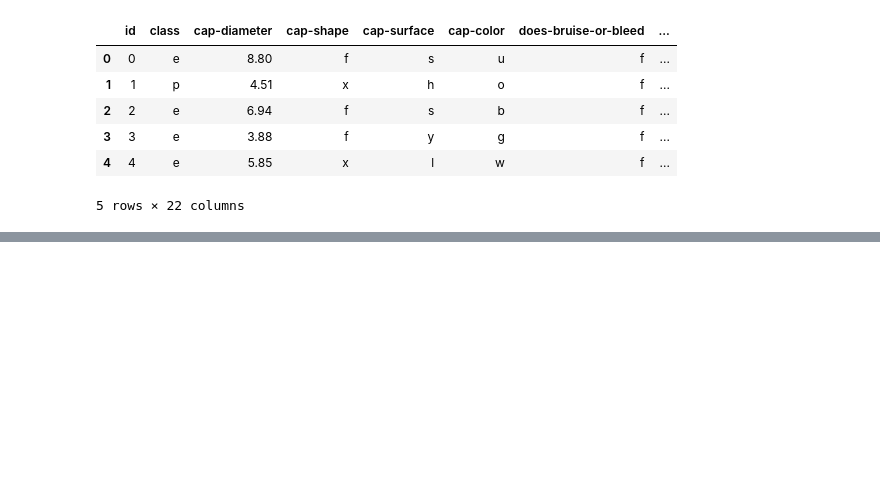
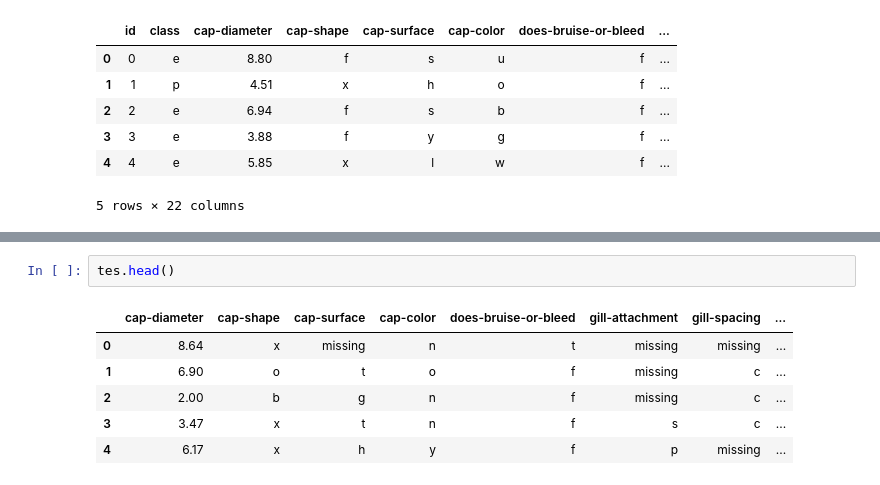
Before and after one commit to iamabhaytiwari343/mushroom_classification, a Jupyter notebook: notebook.ipynb, the cells around one changed output, grey strips where cells are left out. Drawn from its saved outputs; the diff is of its cells as text; blank space fills up the shorter version.

```diff
--- a/notebook.ipynb
+++ b/notebook.ipynb
@@ -135,0 +150,9 @@ tra.head()
+# %%
+tes.head()
+# %% [output]
+|  | cap-diameter | cap-shape | cap-surface | cap-color | does-bruise-or-bleed | gill-attachment | gill-spacing | ... |
+| 0 | 8.64 | x | missing | n | t | missing | missing | ... |
+| 1 | 6.90 | o | t | o | f | missing | c | ... |
+| 2 | 2.00 | b | g | n | f | missing | c | ... |
+| 3 | 3.47 | x | t | n | f | s | c | ... |
+| 4 | 6.17 | x | h | y | f | p | missing | ... |
```
Also changed, not shown: parts of 13 cells of this notebook.
